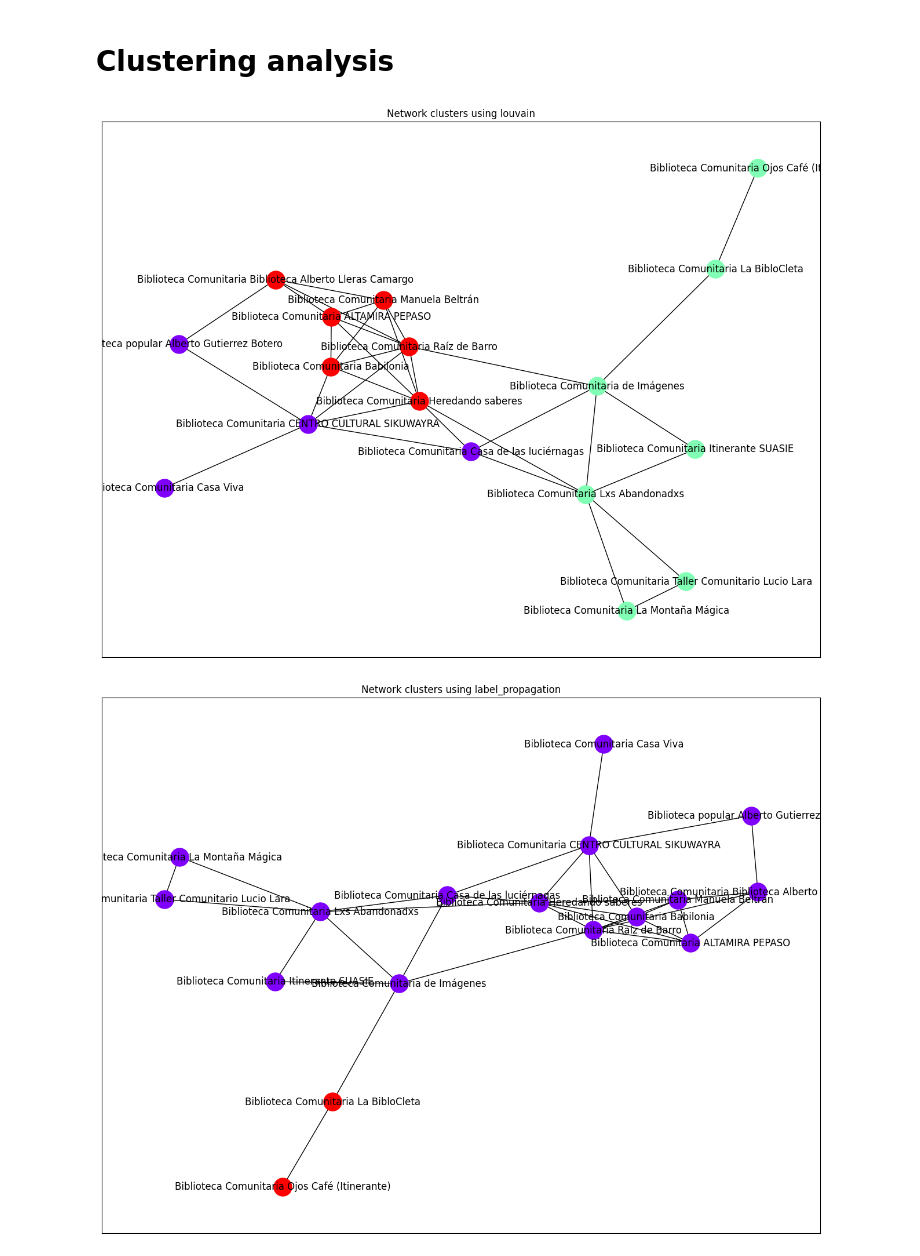
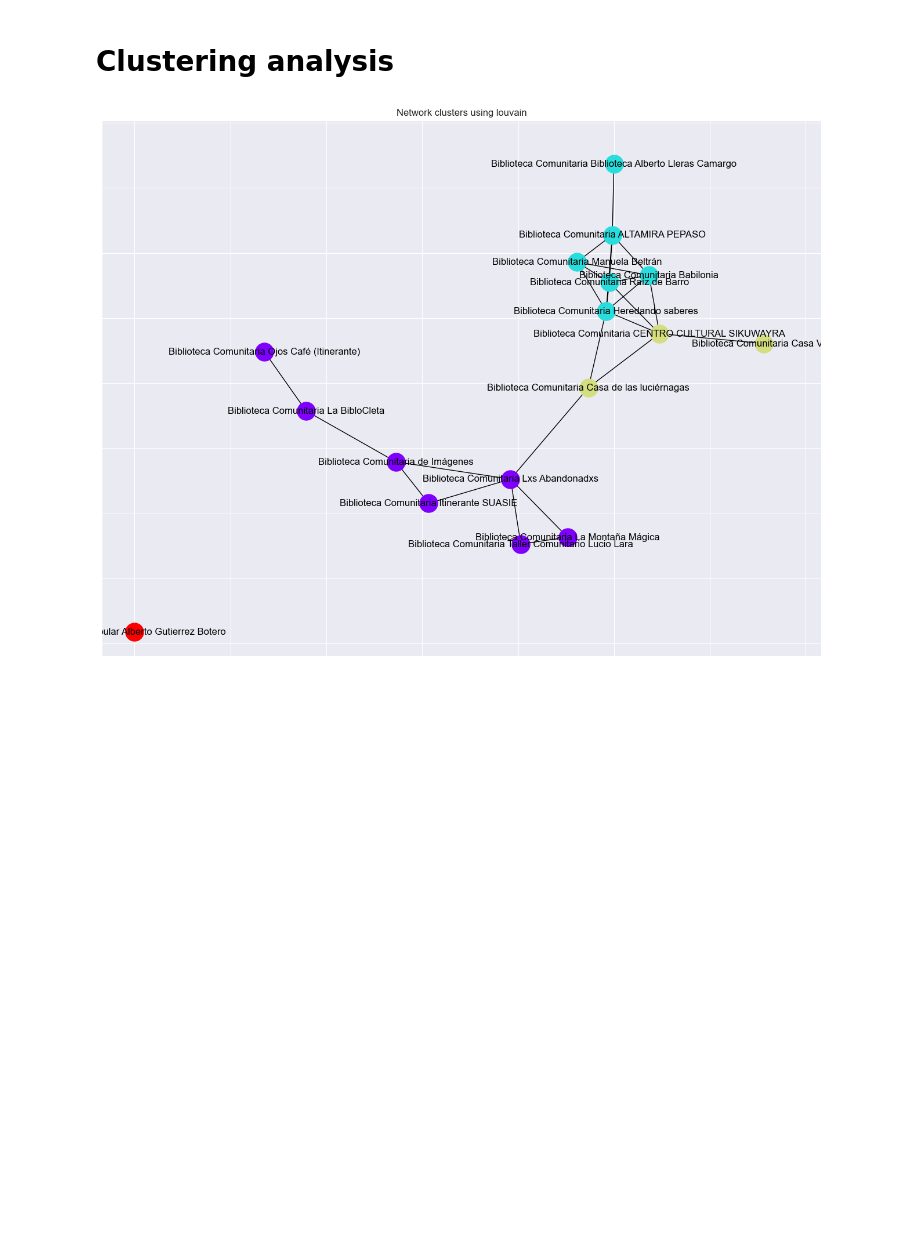
Before and after one commit to complexluise/bibliotecas_comunitarias_grafos, a Jupyter notebook: notebooks/3. Análisis de tipologías de Bibliotecas.ipynb, the cells around one changed output. Cells and saved outputs as stored; diff of their text form; code cells hidden in the pictures; blank space fills up the shorter version.

```diff
--- a/notebooks/3. Análisis de tipologías de Bibliotecas.ipynb
+++ b/notebooks/3. Análisis de tipologías de Bibliotecas.ipynb
@@ -5,12 +5,13 @@ import pandas as pd
 from networkx.algorithms.centrality import edge_betweenness_centrality
 
 G = nx.read_graphml("network.graphml")
-threshold = 0.29
+threshold = 0.294
 
 # Create a filtered graph
 filtered_edges = [(u, v, d) for u, v, d in G.edges(data=True) if d['weight'] > threshold]
 
 network = nx.Graph()
+network.add_nodes_from(G.nodes())
 network.add_edges_from(filtered_edges)
 # %% [markdown]
 # Clustering analysis
@@ -20,9 +21,9 @@ from collections import defaultdict
 
 # Get different clustering partitions
 louvain_communities = nx.community.louvain_communities(network)
-label_propagation = nx.community.label_propagation_communities(network)
-greedy_modularity = nx.community.greedy_modularity_communities(network)
-girvan_newman = nx.community.girvan_newman(network)
+#label_propagation = nx.community.label_propagation_communities(network)
+#greedy_modularity = nx.community.greedy_modularity_communities(network)
+#girvan_newman = nx.community.girvan_newman(network)
 #edge_betweenness_centrality = nx.community.edge_betweenness_centrality(network, 3)
 
 
@@ -30,65 +31,39 @@ girvan_newman = nx.community.girvan_newman(network)
 # Create a dictionary to store clusters and their nodes
 clustering_results = {
     'louvain': list(louvain_communities),
-    'label_propagation': list(label_propagation),
-    'greedy_modularity': list(greedy_modularity),
-    "greedy_modularity": list(greedy_modularity),
+    #'label_propagation': list(label_propagation),
+    #'greedy_modularity': list(greedy_modularity),
+    #"greedy_modularity": list(greedy_modularity),
     #"girvan_newman": list(girvan_newman),
     #"edge_betweenness_centrality": edge_betweenness_centrality
 }
 # %%
 import matplotlib.pyplot as plt
 import numpy as np
-
-def analyze_cluster_attributes(cluster, df):
-    # Get subset of dataframe for cluster nodes
-    cluster_df = df[df['BibliotecaNombre'].isin(cluster)]
-
-    # Calculate statistics for numerical columns
-    stats = cluster_df.describe()
-
-    # Get mode for categorical columns
-    categorical_stats = cluster_df.mode().iloc[0]
-
-    return stats, categorical_stats
-
 
 def draw_clustered_network(G, clusters, title):
     plt.figure(figsize=(16, 12))
     pos = nx.spring_layout(G)
 
     # Assign colors to clusters
     colors = plt.cm.rainbow(np.linspace(0, 1, len(clusters)))
 
     for cluster, color in zip(clusters, colors):
         nx.draw_networkx_nodes(G, pos,
                                nodelist=cluster,
                                node_color=[color],
                                node_size=500)
 
     nx.draw_networkx_edges(G, pos)
     nx.draw_networkx_labels(G, pos)
     plt.title(title)
     plt.show()
 
 df = pd.read_csv("..\output\\results.csv")
 
-# Analyze each clustering method
-cluster_analysis = defaultdict(dict)
-for method, clusters in clustering_results.items():
-    for i, cluster in enumerate(clusters):
-        stats, cat_stats = analyze_cluster_attributes(cluster, df)
-        cluster_analysis[method][f'cluster_{i}'] = {
-            'nodes': list(cluster),
-            'size': len(cluster),
-            'numerical_stats': stats,
-            'categorical_stats': cat_stats
-        }
-
 
 # Visualize each clustering method
 for method, clusters in clustering_results.items():
     draw_clustered_network(network, clusters, f'Network clusters using {method}')
 # %% [output]
-[figure, old version]
+[figure, new version]
-[figure, removed]
```
Also changed, not shown: parts of 5 cells of this notebook.
